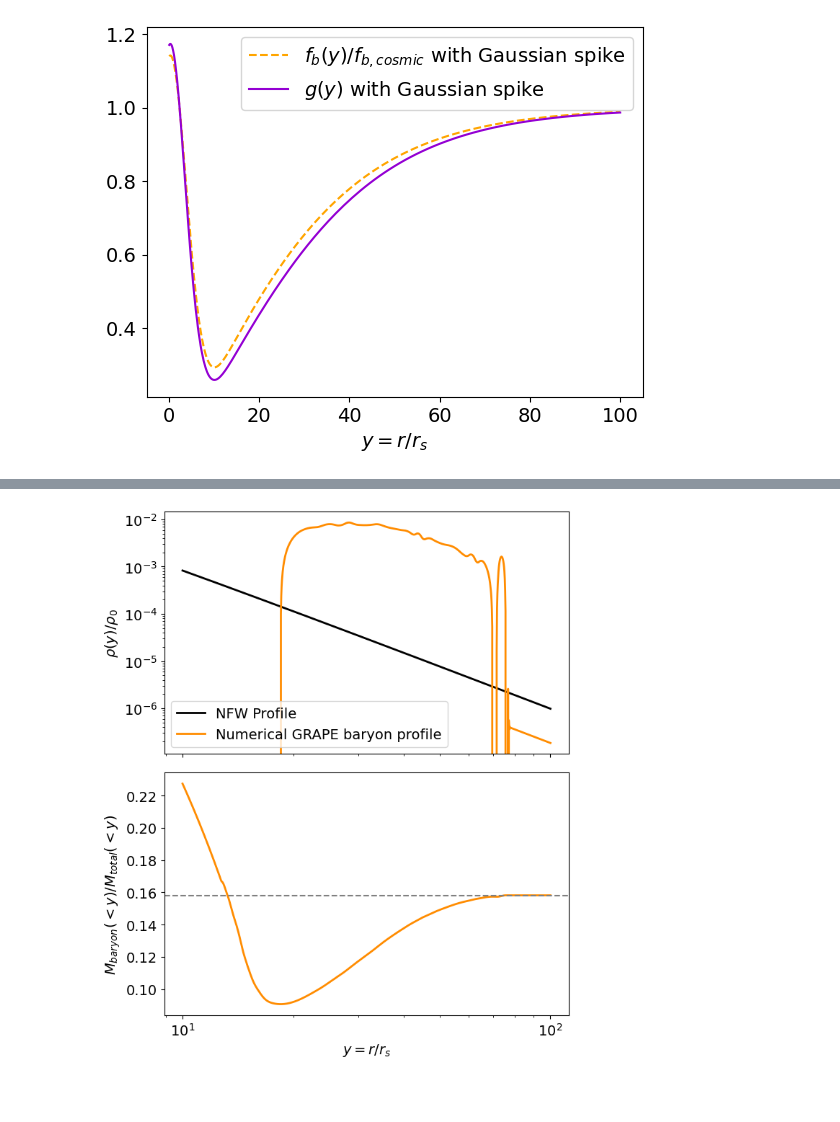
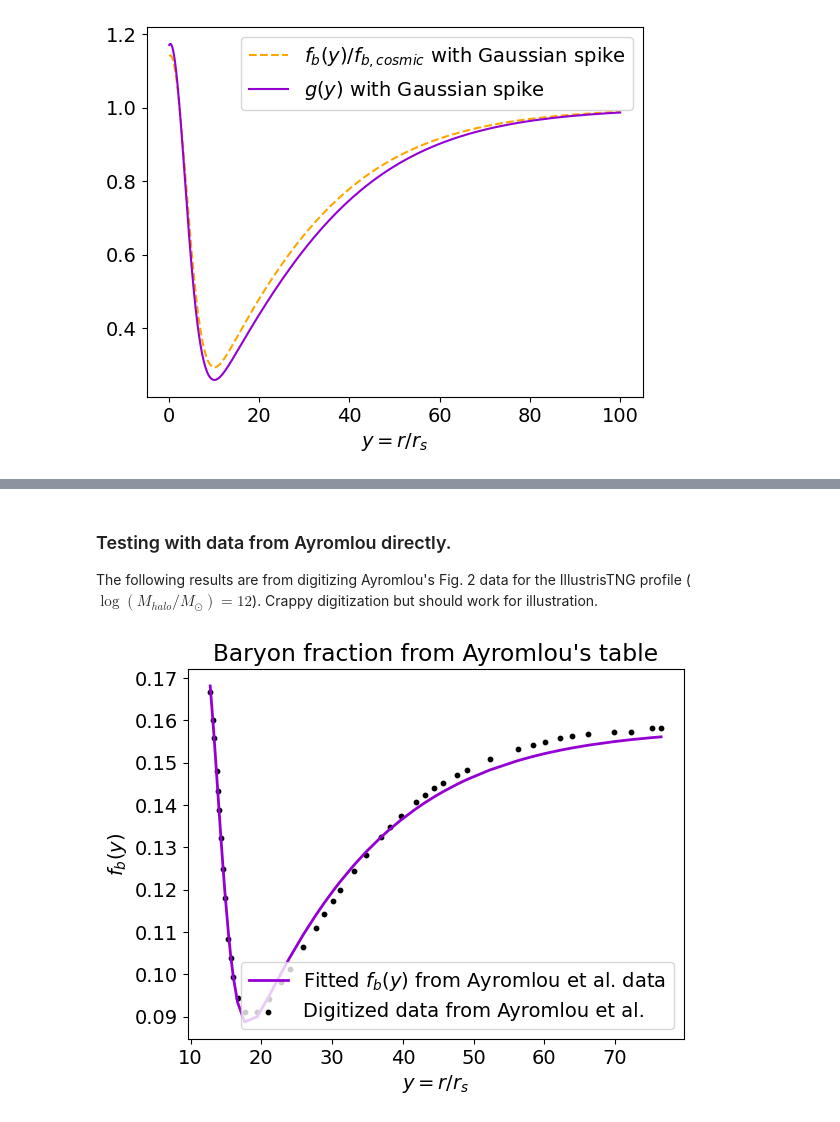
Before and after one commit to FRBs/FRB, a Jupyter notebook: docs/nb/generalized_halo_profile.ipynb, the cells around one changed output, grey strips where cells are left out. Drawn from its saved outputs; the diff is of its cells as text; code cells hidden in the pictures; blank space fills up the shorter version.

Commit message:
better ayromlou implementation

```diff
--- a/docs/nb/generalized_halo_profile.ipynb
+++ b/docs/nb/generalized_halo_profile.ipynb
@@ -279,74 +279,27 @@ plt.show()
+# %% [markdown]
+### Testing with data from Ayromlou directly.
+
+The following results are from digitizing Ayromlou's Fig. 2 data for the IllustrisTNG profile ($\log(M_{halo}/M_\odot) = 12$). Crappy digitization but should work for illustration.
 # %%
 # Read from Ayromlou's table.
 ayromlou_tab = Table.read("~/Desktop/FRB/mmnfw/f_b_illustris_12.csv", format='csv')
 ayromlou_tab.sort('r/r_200')
 c = 7.67
 y_12 = ayromlou_tab['r/r_200'] * c
 f_b_12 = ayromlou_tab['f_b']*cosmo.Ob0/cosmo.Om0
-# create an interpolation function for g(y)
 
-def add_boundary_knots(spline):
-    """
-    Add knots infinitesimally to the left and right.
+# Fit f_b data with the gaussian spike model
+from scipy.optimize import curve_fit
 
-    Additional intervals are added to have zero 2nd and 3rd derivatives,
-    and to maintain the first derivative from whatever boundary condition
-    was selected. The spline is modified in place.
-    """
-    # determine the slope at the left edge
-    leftx = spline.x[0]
-    lefty = spline(leftx)
-    leftslope = spline(spline.x[1], nu=1)
+popt, pcov = curve_fit(f_b_gaussian_spike, y_12, f_b_12, p0=[0.2, 0.5*c, 0, 10])
 
-    # add a new breakpoint just to the left and use the
-    # known slope to construct the PPoly coefficients.
-    leftxnext = np.nextafter(leftx, leftx - 1)
-    leftynext = lefty + leftslope*(leftxnext - leftx)
-    leftcoeffs = np.array([0, 0, leftslope, leftynext])
-    spline.extend(leftcoeffs[..., None], np.r_[leftxnext])
-
-    # repeat with additional knots to the right
-    rightx = spline.x[-1]
-    righty = spline(rightx)
-    rightslope = spline(rightx,nu=1)
-    rightxnext = np.nextafter(rightx, rightx + 1)
-    rightynext = righty + rightslope * (rightxnext - rightx)
-    rightcoeffs = np.array([0, 0, rightslope, rightynext])
-    spline.extend(rightcoeffs[..., None], np.r_[rightxnext])
-
-f_b_interp = CubicSpline(y_12, f_b_12, bc_type='clamped')
-#f_b_mis = MIS(y_12, f_b_12, bc_type=([(1, 0.0)], [(1, 0.0)]))
-add_boundary_knots(f_b_interp)
-
-y_array = np.logspace(1, 2, 1000)
-g_y = f_b_interp(y_array) / (1 - f_b_interp(y_array))/Omega_ratio
-g_y_interp = CubicSpline(y_array, g_y, bc_type='clamped')
-add_boundary_knots(g_y_interp)
-
-
-# Define the grape profile given this new g(y)
-def grape_nfw_numerical(y, g_y_interp):
-    return Omega_ratio *(nfw_profile(y)*  g_y_interp(y) + mass_enclosed_nfw(y)*derivative(g_y_interp, y).df/4/np.pi)
-
-def mass_enclosed_grape_numerical(y, g_y_interp):
-    return Omega_ratio * g_y_interp(y) * mass_enclosed_nfw(y)
-
-# Plot the new profile
-fig, axs = plt.subplots(figsize=(7,8), nrows=2, sharex=True, tight_layout=True)
-ax = axs[0]
-ax.loglog(y_array, nfw_profile(y_array), "k", lw=2, label='NFW Profile')
-ax.loglog(y_array, grape_nfw_numerical(y_array, g_y_interp), "darkorange", lw=2, label='Numerical GRAPE baryon profile')
-ax.set_ylabel(r'$\rho(y)/\rho_{0}$')
-ax.legend()
-
-ax = axs[1]
-ax.semilogx(y_array,
-            mass_enclosed_grape_numerical(y_array, g_y_interp)/(mass_enclosed_nfw(y_array) + mass_enclosed_grape_numerical(y_array, g_y_interp)),
-            "darkorange", lw=2)
-ax.set_ylabel(r'$M_{baryon}(<y)/M_{total}(<y)$')
-ax.set_xlabel(r"$y = r/r_{s}$")
-ax.axhline(cosmo.Ob0/cosmo.Om0, color='gray', ls='--')
-ax.annotate(f'Cosmic baryon fraction\n{cosmo.Ob0/cosmo.Om0:.2f}', xy=(0.15, cosmo.Ob0/cosmo.Om0 - 0.02), color='gray')
+# Plot the fit
+plt.plot(y_12, f_b_gaussian_spike(y_12, *popt), color='darkviolet', lw=2, label='Fitted $f_b(y)$ from Ayromlou et al. data')
+plt.scatter(y_12, f_b_12, color='black', s=10, label='Digitized data from Ayromlou et al.')
+plt.xlabel(r"$y = r/r_{s}$")
+plt.ylabel(r"$f_b(y)$")
+plt.title("Baryon fraction from Ayromlou's table")
+plt.legend()
 plt.show()
 # %% [output]
-[figure, old version]
+[figure, new version]
```
Also changed, not shown: parts of 5 cells of this notebook.
